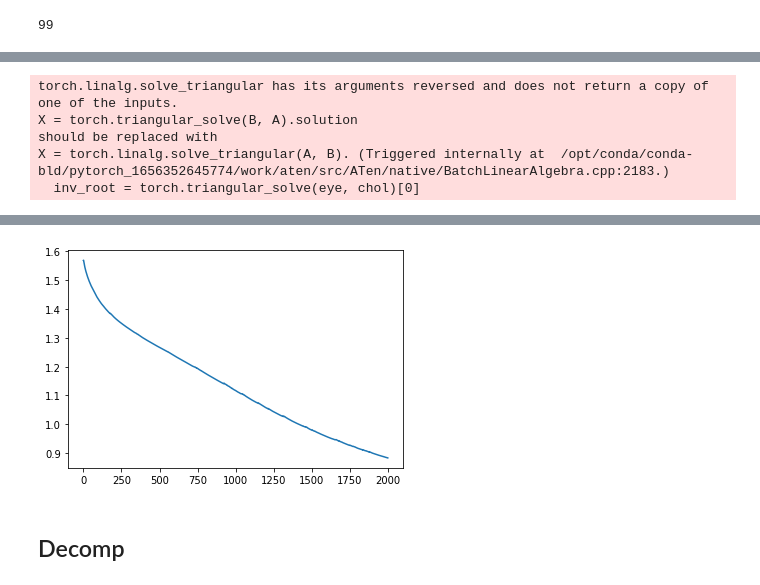
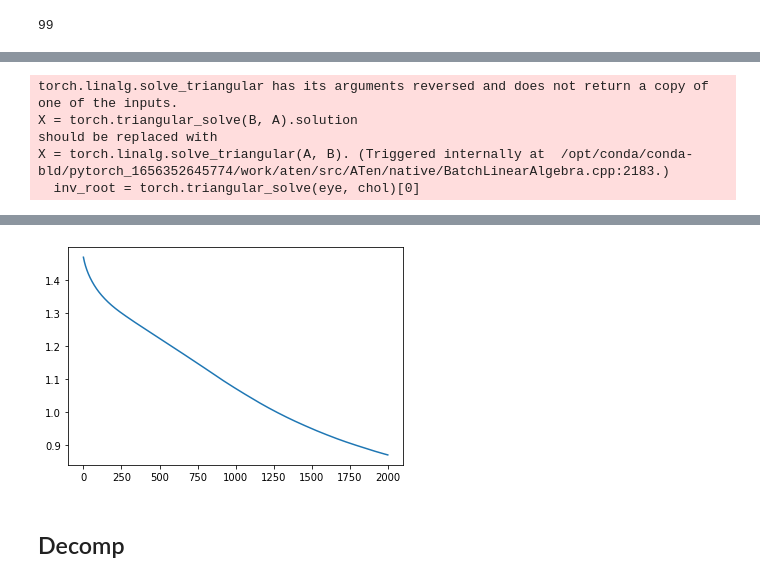
Before and after one commit to Aadesh-1404/nilm-gaussian-process, a Jupyter notebook: AAAI/gp_seq.ipynb, the cells around one changed output, grey strips where cells are left out. Drawn from its saved outputs; the diff is of its cells as text; code cells hidden in the pictures.

```diff
--- a/AAAI/gp_seq.ipynb
+++ b/AAAI/gp_seq.ipynb
@@ -38,22 +38,22 @@ train ={1:{
                 },2: {
                     'start_time': "2011-04-21" ,
                     'end_time': "2011-05-21"
+                },5: {
+                    'start_time': "2011-04-22" ,
+                    'end_time': "2011-06-01"
                 },
                 3: {
                     'start_time': "2011-04-19" ,
                     'end_time': "2011-05-22"
                 },
-                6: {
+
+
+                }
+test = { 6: {
                     'start_time': "2011-05-25" ,
                     'end_time': "2011-06-13"
                 },
-
-
-                }
-test = { 5: {
-                    'start_time': "2011-04-22" ,
-                    'end_time': "2011-06-01"
-                }}
+                 }
 appliances = ["Refrigerator"]
 # %%
 import pandas as pd
@@ -169,11 +169,12 @@ x_train.reshape(-1,n).shape, x_test.reshape(-1,n).shape, y_train.shape, y_test.s
 # %%
 # x.shape, y.shape
 # %%
+from unicodedata import name
 import gpytorch
 indexes = 53456
-x = torch.tensor(np.array(x_train_full)).to(torch.float64)
+x = torch.tensor(np.array(x_train.reshape(-1,n))).to(torch.float64)
 y = torch.tensor(np.array(y_train)).reshape(-1,).to(torch.float64)
-xt = torch.tensor(np.array(x_test_full)).to(torch.float64)
+xt = torch.tensor(np.array(x_test.reshape(-1,n))).to(torch.float64)
 yt = torch.tensor(np.array(y_test)).reshape(-1,).to(torch.float64)
 
 if x.shape[0]>indexes:
@@ -217,9 +218,9 @@ for i in range(1):
 
    #nu=2.5,
 
-  kernel1 = ScaleKernel(MaternKernel(nu=2.5,ard_num_dims=n+1))
-  kernel2 = ScaleKernel(MaternKernel(nu=0.5,ard_num_dims=1,active_dims=(99)))
-  kernel3 = ScaleKernel(PeriodicKernel(ard_num_dims=1,active_dims=(99)))
+  kernel1 = ScaleKernel(MaternKernel(nu=2.5,ard_num_dims=n))
+  # kernel2 = ScaleKernel(MaternKernel(nu=0.5,ard_num_dims=1,active_dims=(99)))
+  # kernel3 = ScaleKernel(PeriodicKernel(ard_num_dims=1,active_dims=(99)))
   # kernel5 = ScaleKernel(gpytorch.kernels.SpectralDeltaKernel(num_dims=n,ard_num_dims=n))
 #   theta =  {'base_covar_module.kernels.0.base_kernel.lengthscale': torch.tensor(0.5),
 #         'base_covar_module.kernels.0.outputscale': torch.tensor(5.0),
@@ -229,8 +230,8 @@ for i in range(1):
 #         'base_covar_module.kernels.1.kernels.1.base_kernel.lengthscale': torch.tensor(1.0),
 #         'base_covar_module.kernels.1.kernels.1.base_kernel.period_length': torch.tensor(0.01),}
   theta = { 'base_covar_module.kernels.1.kernels.1.base_kernel.period_length': torch.tensor(0.01),}
-  kernel4 = kernel2*kernel3
-  kernel = kernel1 + kernel4
+  # kernel4 = kernel2*kernel3
+  kernel = kernel1# + kernel4
   # induce_points = 512
   inducing_points =  x[np.arange(0,x.shape[0],95)]
   # inducing_points = x[torch.randperm(x.shape[0])[: 1500]]
@@ -245,7 +246,7 @@ for i in range(1):
   # theta1 = {'likelihood.noise_covar.noise': torch.tensor(3),
   #       'covar_module.base_kernel.lengthscale': torch.tensor(0.1),
   #       'covar_module.outputscale': torch.tensor(5),}
-  loss = model.fit(lr=0.001, n_epochs=2000,verbose=1,thetas=theta,
+  loss = model.fit(lr=0.001, n_epochs=2000,verbose=1,thetas=None,
           random_state=0, n_restarts=1)
 #   loss_arr.append(loss)
   # print(loss)
@@ -288,2 +290,2 @@ restart: 0, epoch: 2000, iter: 1, loss: 0.8832
-[figure, old version]
+[figure, new version]
 # %%
```
Also changed, not shown: parts of 18 cells of this notebook, 5 other files.
